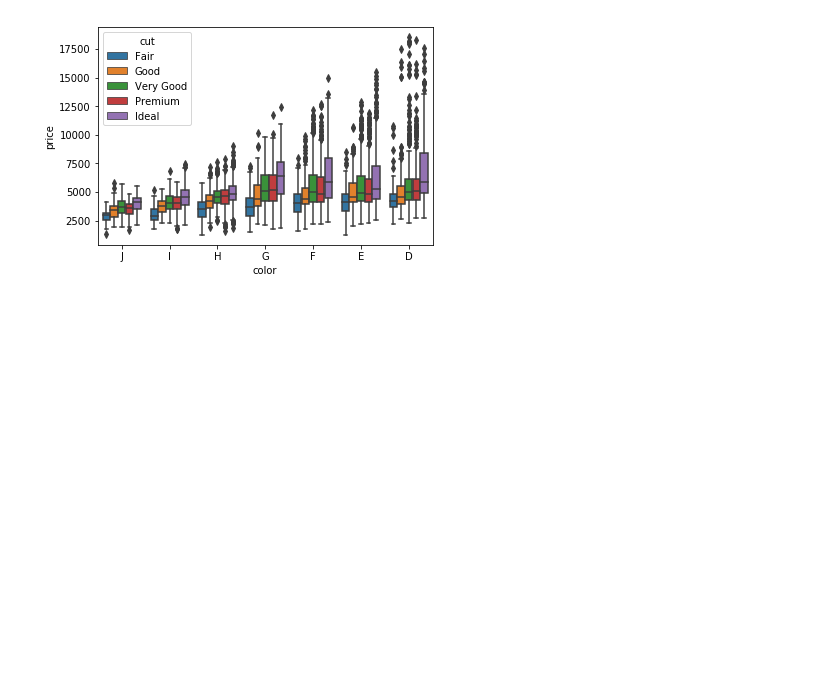
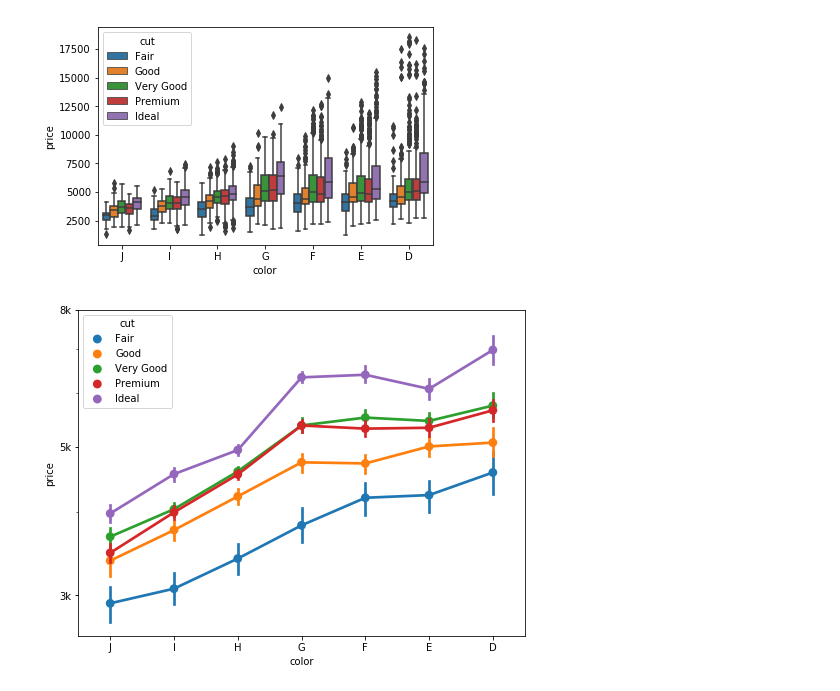
Before and after one commit to youshikyou/Bigdata, a Jupyter notebook: Udacity/Data Scientist/Visualization/Case Study/Multivariate_Exploration.ipynb, the cells around one changed output. Drawn from its saved outputs; the diff is of its cells as text; code cells hidden in the pictures; blank space fills up the shorter version.

```diff
--- a/Udacity/Data Scientist/Visualization/Case Study/Multivariate_Exploration.ipynb
+++ b/Udacity/Data Scientist/Visualization/Case Study/Multivariate_Exploration.ipynb
@@ -103,3 +103,17 @@ sb.boxplot(data= diamonds_subset,x = 'color',hue='cut',y='price')
 # %% [output]
 <matplotlib.axes._subplots.AxesSubplot at 0x...>
 [figure]
+# %%
+plt.figure(figsize = [8,6])
+
+ax = sb.pointplot(data = diamonds_subset, x = 'color', y = 'price', hue = 'cut')
+
+# special handling of tick marks following seaborn function - you might try
+# doing a log transform on the data itself instead of this workaround.
+plt.yscale('log')
+plt.yticks([3000, 5000, 8000], ['3k', '5k', '8k'])
+ax.set_yticklabels([], minor = True)
+
+plt.show();
+# %% [output]
+[figure, added]
```
